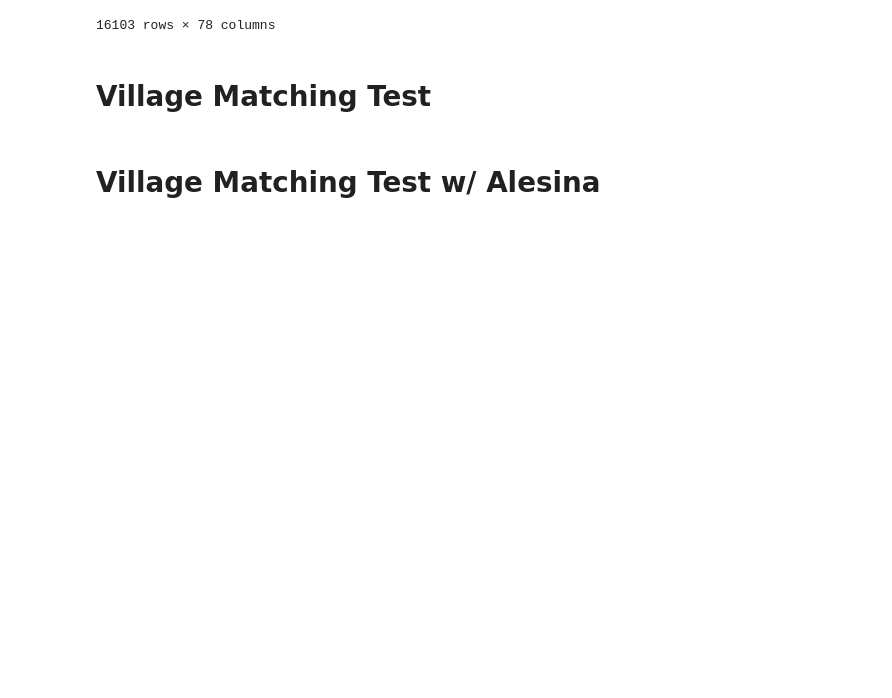
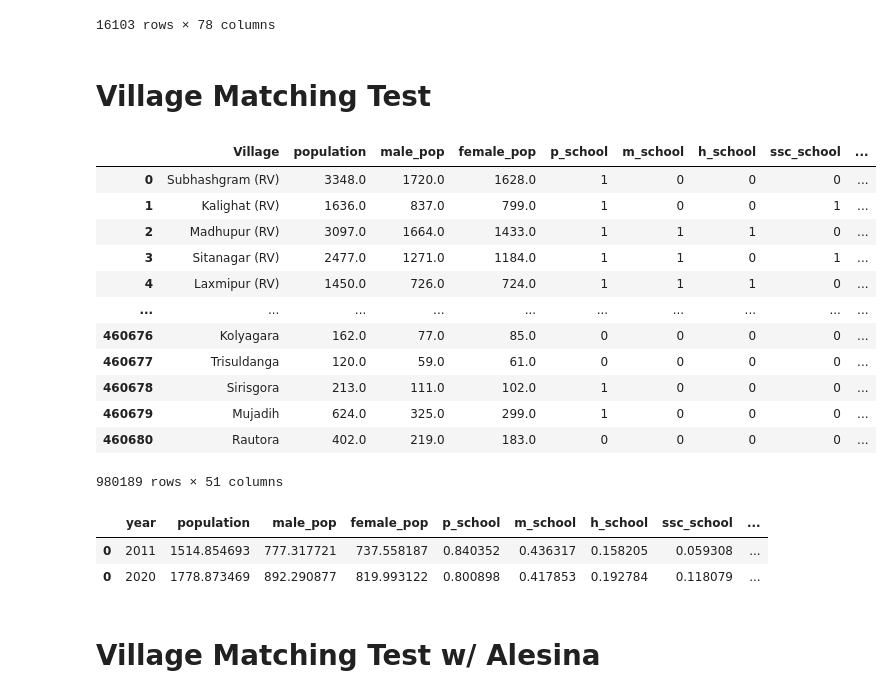
Before and after one commit to SaiSiddhardhaKalla/Master_Thesis, a Jupyter notebook: census2011.ipynb, the cells around one changed output. Saved outputs shown, nothing was run; the diff lists cells and outputs as text; code cells hidden in the pictures; blank space fills up the shorter version.

```diff
--- a/census2011.ipynb
+++ b/census2011.ipynb
@@ -1239,19 +1239,33 @@ lum11['year']=2011
 # %%
 
 # Handle duplicate column names by keeping the first occurrence
 meg20 = meg20.loc[:, ~meg20.columns.duplicated()]
 
 # Check for unique column names
 if not meg20.columns.is_unique or not lum11.columns.is_unique:
     raise ValueError("One of the DataFrames has non-unique column names.")
 
 # Find the common columns
 common_columns = meg20.columns.intersection(lum11.columns)
 
 # Subset both DataFrames to include only these common columns
 meg20_common = meg20[common_columns]
 lum11_common = lum11[common_columns]
 
 # Concatenate the DataFrames
 sync = pd.concat([meg20_common, lum11_common])
-# sync
+sync
+# %% [output]
+|  | Village | population | male_pop | female_pop | p_school | m_school | h_school | ssc_school | ... |
+| 0 | Subhashgram (RV) | 3348.0 | 1720.0 | 1628.0 | 1 | 0 | 0 | 0 | ... |
+| 1 | Kalighat (RV) | 1636.0 | 837.0 | 799.0 | 1 | 0 | 0 | 1 | ... |
+| 2 | Madhupur (RV) | 3097.0 | 1664.0 | 1433.0 | 1 | 1 | 1 | 0 | ... |
+| 3 | Sitanagar (RV) | 2477.0 | 1271.0 | 1184.0 | 1 | 1 | 0 | 1 | ... |
+| 4 | Laxmipur (RV) | 1450.0 | 726.0 | 724.0 | 1 | 1 | 1 | 0 | ... |
+| ... | ... | ... | ... | ... | ... | ... | ... | ... | ... |
+| 460676 | Kolyagara | 162.0 | 77.0 | 85.0 | 0 | 0 | 0 | 0 | ... |
+| 460677 | Trisuldanga | 120.0 | 59.0 | 61.0 | 0 | 0 | 0 | 0 | ... |
+| 460678 | Sirisgora | 213.0 | 111.0 | 102.0 | 1 | 0 | 0 | 0 | ... |
+| 460679 | Mujadih | 624.0 | 325.0 | 299.0 | 1 | 0 | 0 | 0 | ... |
+| 460680 | Rautora | 402.0 | 219.0 | 183.0 | 0 | 0 | 0 | 0 | ... |
+980189 rows × 51 columns
@@ -1257,0 +1281,12 @@ sync = pd.concat([meg20_common, lum11_common])
+# %%
+IN_stats_20 = meg20_common.groupby('year').mean()
+IN_stats_11 = lum11_common.groupby('year').mean()
+IN_stats_20 = IN_stats_20.reset_index()
+IN_stats_11 = IN_stats_11.reset_index()
+avg = pd.concat([IN_stats_11,IN_stats_20])
+
+# avg.to_csv('/Users/sid/Desktop/avg_infra_INdia.csv',index=False)
+# %% [output]
+|  | year | population | male_pop | female_pop | p_school | m_school | h_school | ssc_school | ... |
+| 0 | 2011 | 1514.854693 | 777.317721 | 737.558187 | 0.840352 | 0.436317 | 0.158205 | 0.059308 | ... |
+| 0 | 2020 | 1778.873469 | 892.290877 | 819.993122 | 0.800898 | 0.417853 | 0.192784 | 0.118079 | ... |
```
Also changed, not shown: parts of 3 cells of this notebook, 2 other files.
